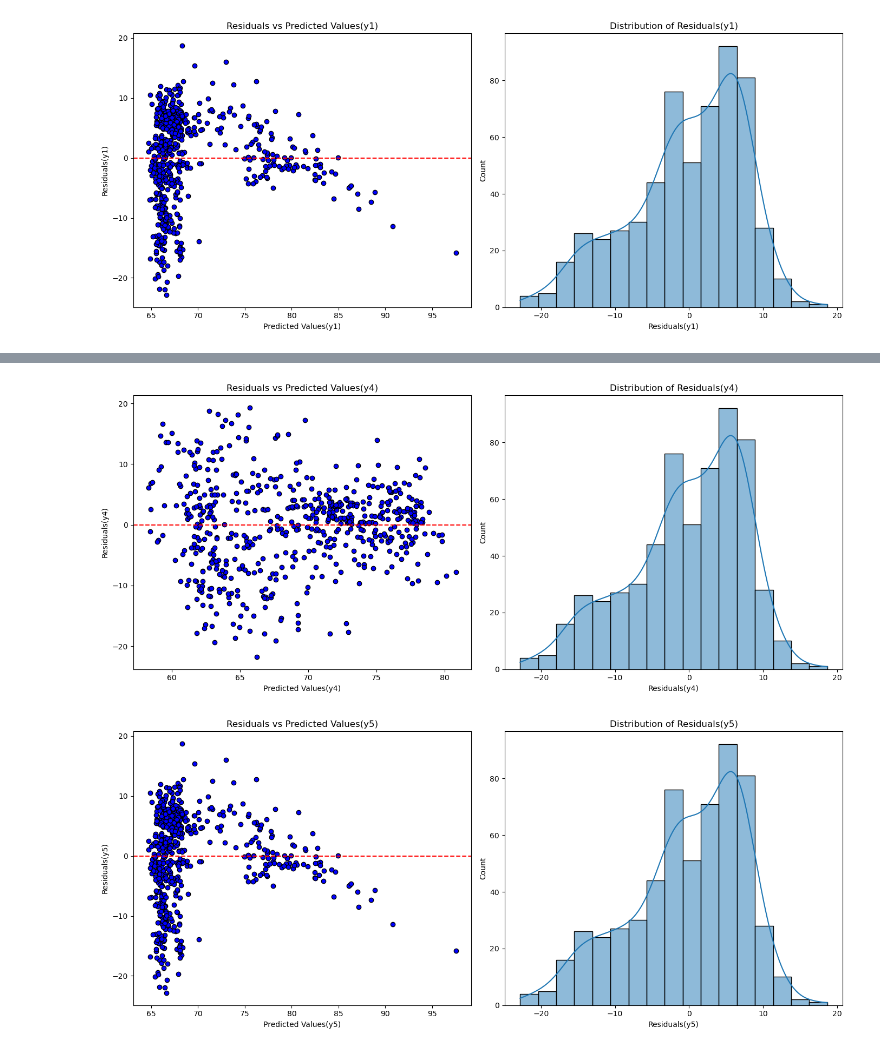
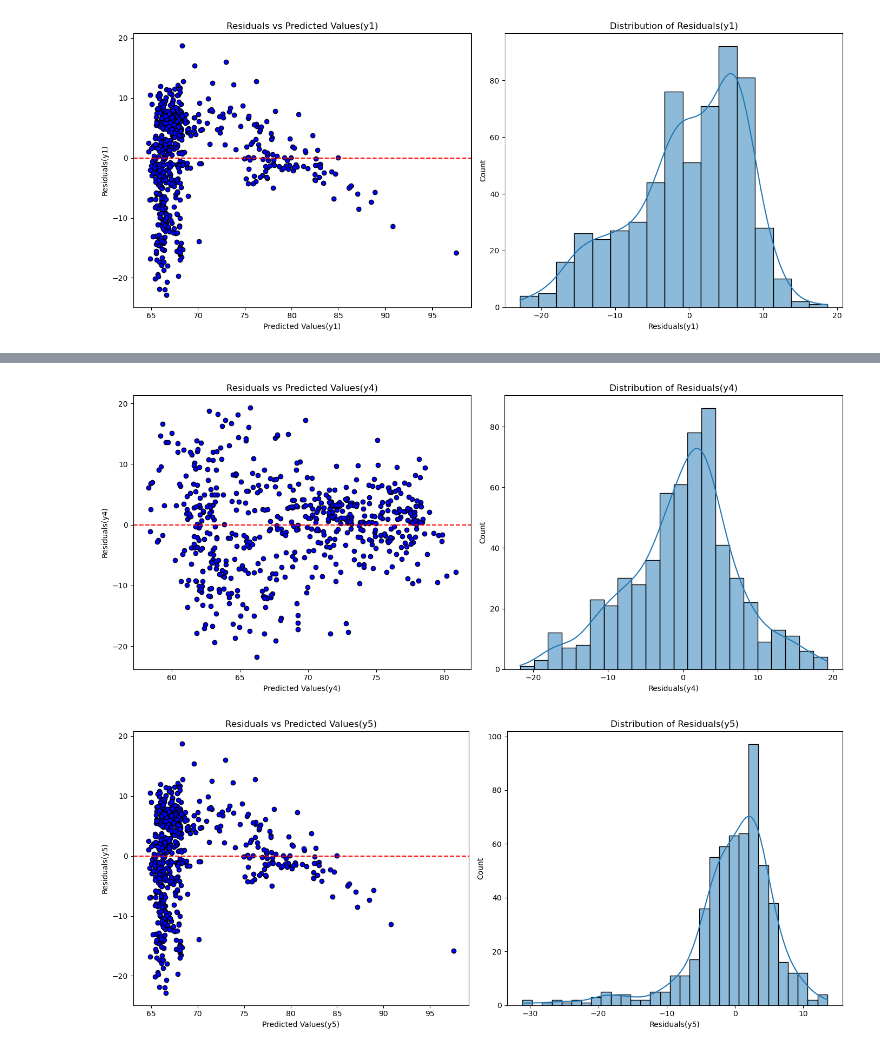
Before and after one commit to samamaryna/team_project, a Jupyter notebook: Project_1.ipynb, the cells around one changed output, grey strips where cells are left out. Cells and saved outputs as stored; diff of their text form; code cells hidden in the pictures.

```diff
--- a/Project_1.ipynb
+++ b/Project_1.ipynb
@@ -641,36 +641,36 @@ plt.title('Residuals vs Predicted Values(y4)')
 
 # Histogram of residuals for Economics
 plt.subplot(1, 2, 2)
-sns.histplot(residuals, kde=True)
+sns.histplot(residuals_y4, kde=True)
 plt.xlabel('Residuals(y4)')
 plt.title('Distribution of Residuals(y4)')
 
 plt.tight_layout()
 plt.show()
 # %% [output]
-[figure, old version]
+[figure, new version]
 # %%
 #Calculate residuals for model5
 residuals_y5 = y5_test - y5_pred
 
 # Residual Analysis for Economcis
 plt.figure(figsize=(14, 6))
 
 # Scatter plot of residuals vs predicted values
 plt.subplot(1, 2, 1)
 plt.scatter(y1_pred, residuals_y1, color='blue', edgecolors='k')
 plt.axhline(y=0, color='r', linestyle='--')  # Corrected 'linestyle' spelling
 plt.xlabel('Predicted Values(y5)')
 plt.ylabel('Residuals(y5)')
 plt.title('Residuals vs Predicted Values(y5)')
 
 # Histogram of residuals for Economics
 plt.subplot(1, 2, 2)
-sns.histplot(residuals, kde=True)
+sns.histplot(residuals_y5, kde=True)
 plt.xlabel('Residuals(y5)')
 plt.title('Distribution of Residuals(y5)')
 
 plt.tight_layout()
 plt.show()
 # %% [output]
-[figure, old version]
+[figure, new version]
```
Also changed, not shown: parts of 9 cells of this notebook.
